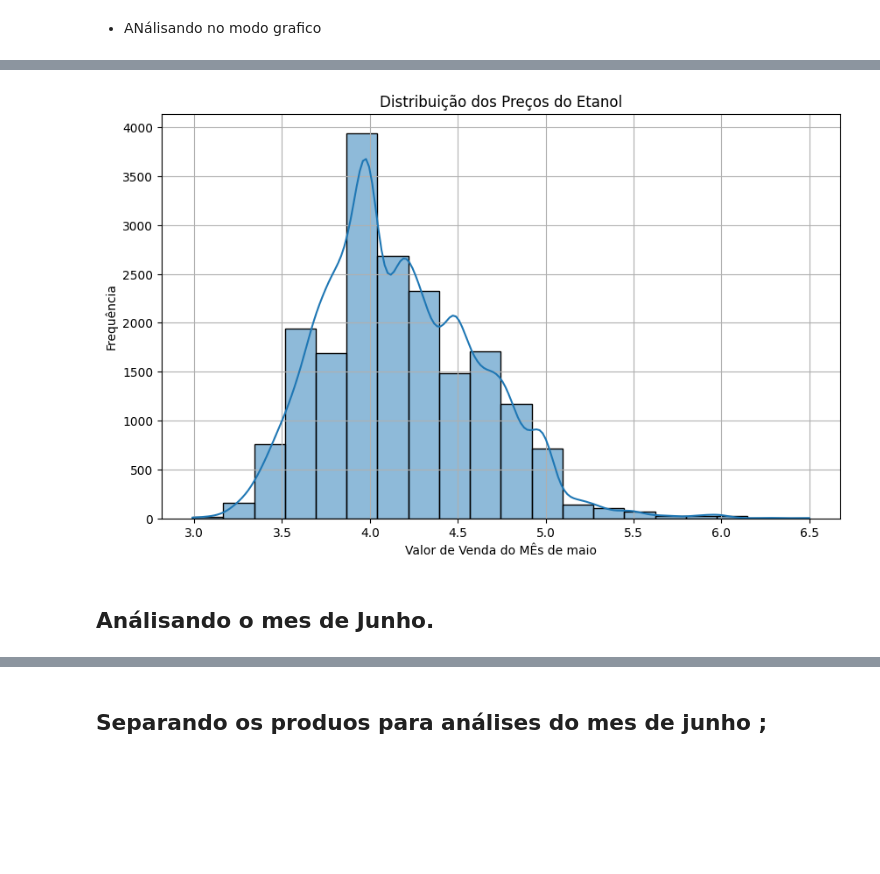
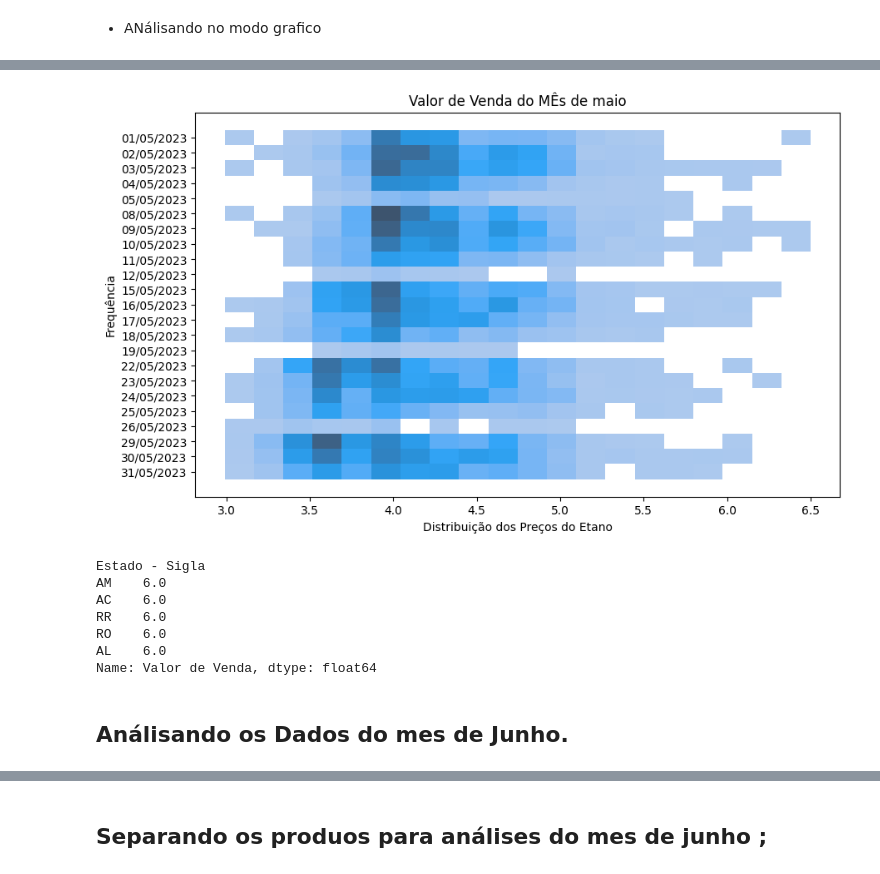
Before and after one commit to luisgoni/Trabalho-_Grupo_teste._Mod4, a Jupyter notebook: Trabalho_em_grupo_Mod4_Resília_Dados.ipynb, the cells around one changed output, grey strips where cells are left out. Cells and saved outputs as stored; diff of their text form; code cells hidden in the pictures; blank space fills up the shorter version.

```diff
--- a/Trabalho_em_grupo_Mod4_Resília_Dados.ipynb
+++ b/Trabalho_em_grupo_Mod4_Resília_Dados.ipynb
@@ -200,8 +182,9 @@ df_junho = Dados_mes_junho.copy()
 # %% [markdown]
 ## Convertendo os dados de Valor de Venda para numeros floats e com separaçao por ponto
 # %%
-df_maio['Valor de Venda'] = df_maio['Valor de Venda'].str.replace(',','.', regex=True).astype(float)
+# df_maio['Valor de Venda'] = df_maio['Valor de Venda'].str.replace(',','.', regex=True).astype(float)
 df_junho['Valor de Venda'] = df_junho['Valor de Venda'].str.replace(',','.', regex=True).astype(float)
+#df_combinedDados['Valor de Venda'] = df_combinedDados['Valor de Venda'].str.replace(',','.', regex=True).astype(float)
 # %% [markdown]
 - Observando valores outlier nos preços dos combustiveis do mes de maio
 # %%
@@ -354,15 +370,26 @@ O valor medio vendido pelo etanoe e de  4.18
 # %%
 plt.figure(figsize=(10, 6))
-sns.histplot(data=Produto_Etanol05, x='Valor de Venda', bins=20, kde=True)
-plt.title('Distribuição dos Preços do Etanol')
-plt.xlabel('Valor de Venda do MÊs de maio')
+sns.histplot(data=Produto_Etanol05, x='Valor de Venda', y = 'Data da Coleta', bins=20, kde=False)
+plt.title('Valor de Venda do MÊs de maio')
+plt.xlabel('Distribuição dos Preços do Etano')
 plt.ylabel('Frequência')
-plt.grid()
+plt.grid(False)
 plt.show()
 # %% [output]
-[figure, old version]
+[figure, new version]
+# %%
+estados_caros_gasolina05 = df_maio[df_maio['Produto'] == 'GASOLINA'].groupby('Estado - Sigla')['Valor de Venda'].mean().nlargest(5).round()
+estados_caros_gasolina05
+# %% [output]
+Estado - Sigla
+AM    6.0
+AC    6.0
+RR    6.0
+RO    6.0
+AL    6.0
+Name: Valor de Venda, dtype: float64
 # %% [markdown]
-## Análisando o mes de Junho.
+## Análisando os Dados do  mes de Junho.
 # %%
 df_junho.head()
 # %% [output]
```
Also changed, not shown: parts of 28 cells of this notebook.
